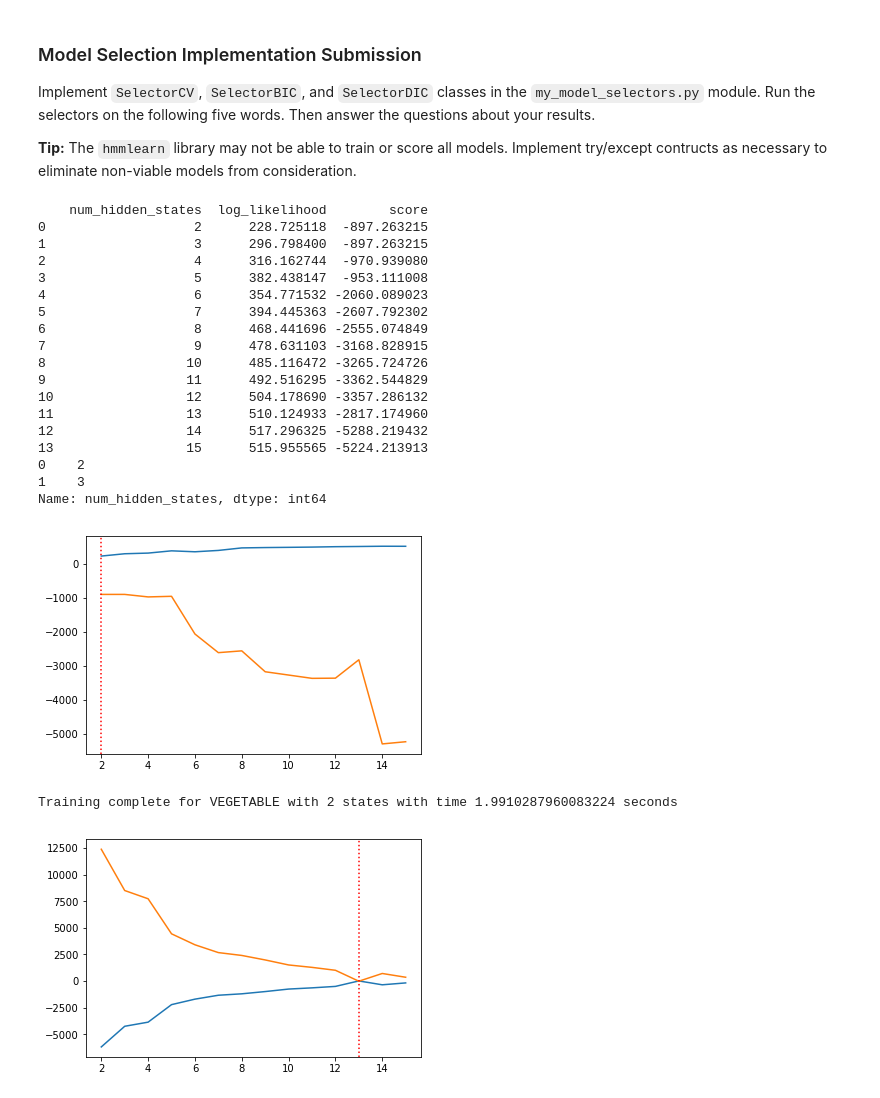
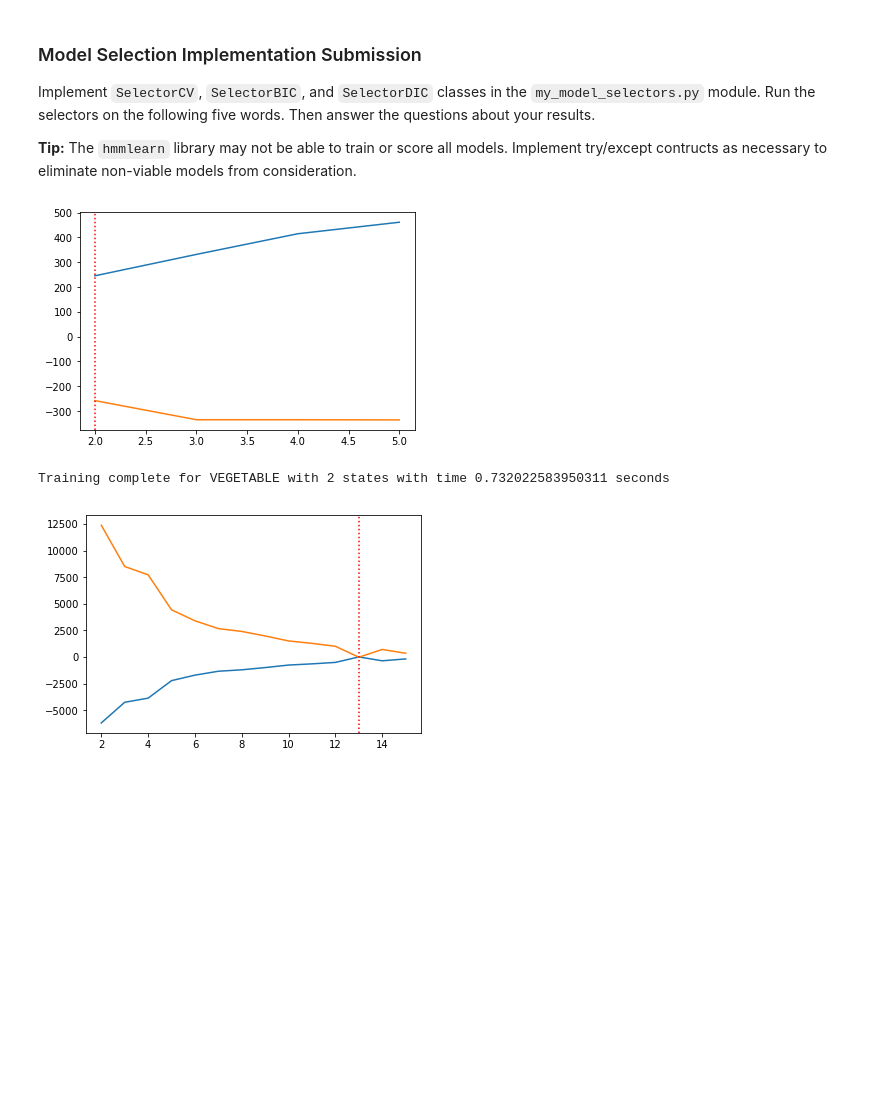
Before and after one commit to olehb/AIND-Recognizer, a Jupyter notebook: asl_recognizer.ipynb, the cells around one changed output. Drawn from its saved outputs; the diff is of its cells as text; code cells hidden in the pictures; blank space fills up the shorter version.

```diff
--- a/asl_recognizer.ipynb
+++ b/asl_recognizer.ipynb
@@ -680,36 +680,18 @@ Xlengths = training.get_all_Xlengths()
 # %%
 from my_model_selectors import SelectorCV
 
 for word in words_to_train:
     start = timeit.default_timer()
     model = SelectorCV(sequences, Xlengths, word,
-                    min_n_components=2, max_n_components=15, random_state = 14).select()
+                    min_n_components=2, max_n_components=5, random_state = 14).select()
     end = timeit.default_timer()-start
     if model is not None:
         print("Training complete for {} with {} states with time {} seconds".format(word, model.n_components, end))
     else:
         print("Training failed for {}".format(word))
 # %% [output]
+[figure, new version]
-    num_hidden_states  log_likelihood        score
-0                   2      228.725118  -897.263215
-1                   3      296.798400  -897.263215
-2                   4      316.162744  -970.939080
-3                   5      382.438147  -953.111008
-4                   6      354.771532 -2060.089023
-5                   7      394.445363 -2607.792302
-6                   8      468.441696 -2555.074849
-7                   9      478.631103 -3168.828915
-8                  10      485.116472 -3265.724726
-9                  11      492.516295 -3362.544829
-10                 12      504.178690 -3357.286132
-11                 13      510.124933 -2817.174960
-12                 14      517.296325 -5288.219432
-13                 15      515.955565 -5224.213913
-0    2
-1    3
-Name: num_hidden_states, dtype: int64
+Training complete for VEGETABLE with 2 states with time 0.732022583950311 seconds
-[figure, old version]
-Training complete for VEGETABLE with 2 states with time 1.9910287960083224 seconds
 # %%
 from my_model_selectors import SelectorBIC
 
```
Also changed, not shown: 1 other file.
